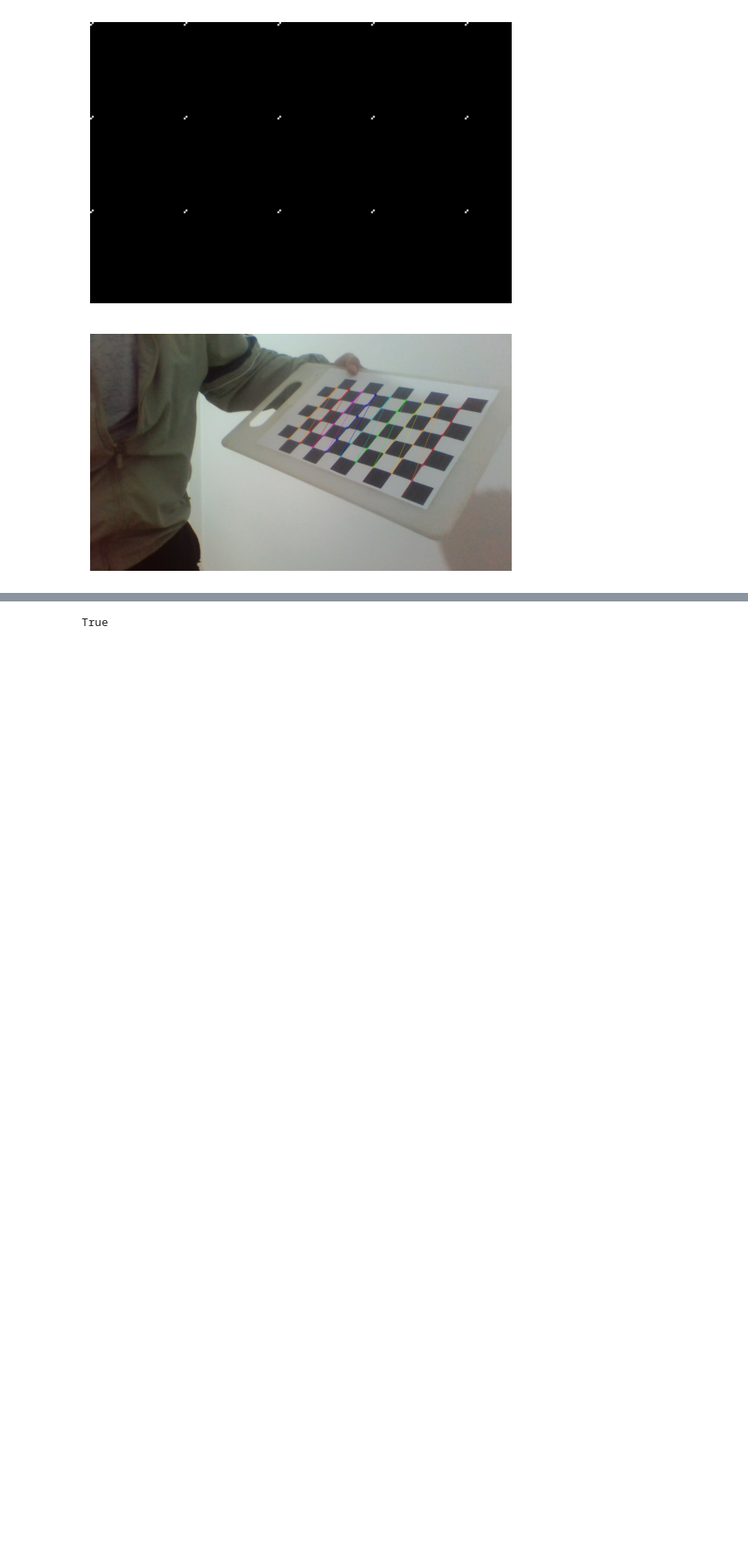
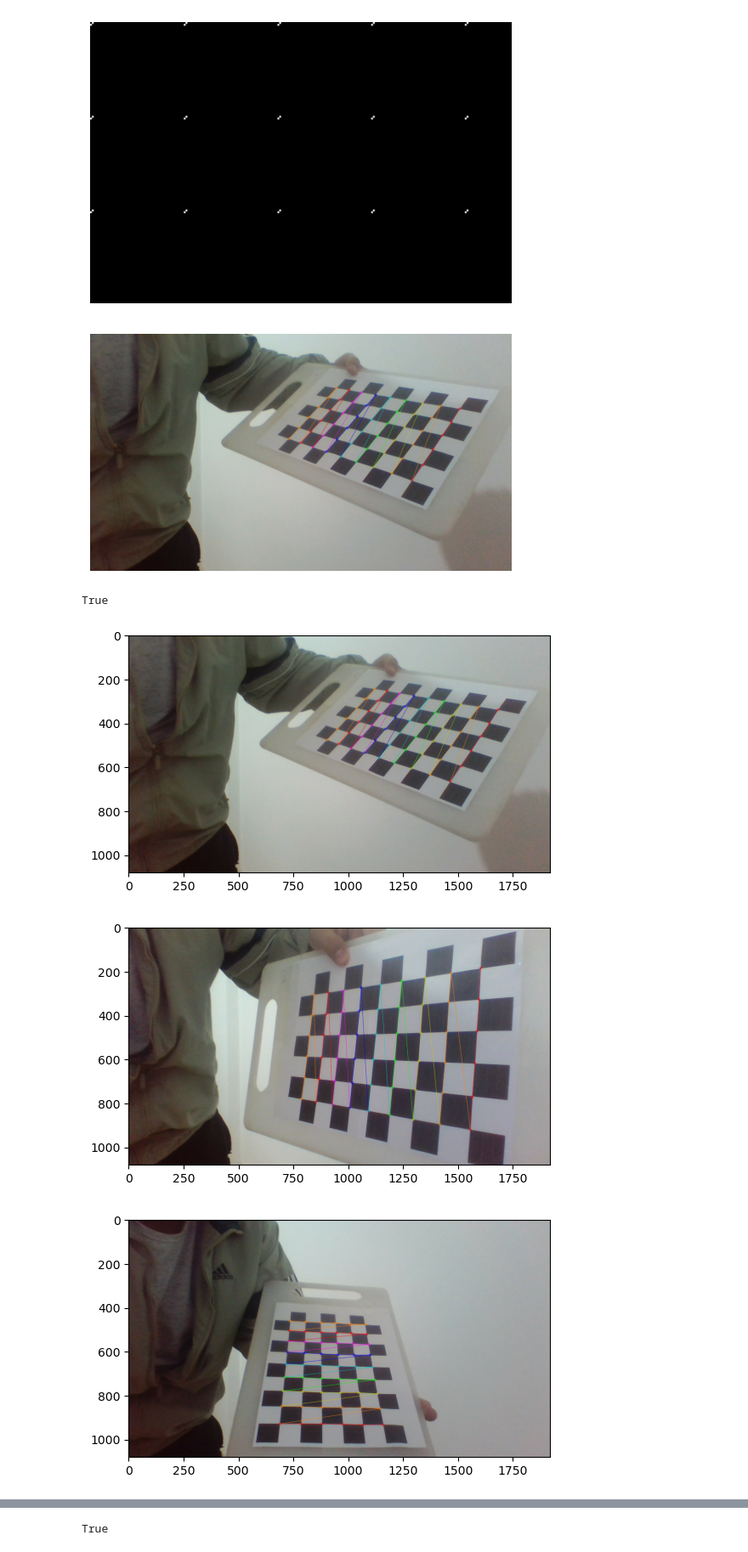
Before and after one commit to AnaNicoleMassaneiro/camera-calibration-opencv, a Jupyter notebook: calibration.ipynb, the cells around one changed output, grey strips where cells are left out. Shown at 85% size. Drawn from its saved outputs; the diff is of its cells as text; code cells hidden in the pictures; blank space fills up the shorter version.

Commit message:
criando um padrao de calibracao e mostrando as imagens

```diff
--- a/calibration.ipynb
+++ b/calibration.ipynb
@@ -48,0 +57,51 @@ plt.show()
+# %%
+# Definindo o tamanho do tabuleiro quadriculado (número de quadrados internos)
+# e o tamanho do quadrado em milímetros
+board_w = 6
+board_h = 9
+square_size = 26  # milímetros
+# %%
+# Criando uma matriz de coordenadas do objeto
+objp = np.zeros((board_w * board_h, 3), np.float32)
+objp[:,:2] = np.mgrid[0:board_w,0:board_h].T.reshape(-1,2)
+objp *= square_size
+# %%
+# Criando uma imagem em branco para o padrão de calibração
+img_size = (board_h * square_size, board_w * square_size)
+img = np.zeros(img_size[::-1], dtype=np.uint8)
+# %%
+# Desenhando um tabuleiro quadriculado na imagem
+img[::2*square_size, 1::2*square_size] = 255
+img[1::2*square_size, ::2*square_size] = 255
+cv2.imwrite('calibration_pattern.png', img)
+# %% [output]
+True
+# %%
+# Loop sobre as imagens de calibração
+for i in range(num_images):
+    # Ler a imagem
+    img = cv2.imread('image{}.jpg'.format(i+1))
+    gray = cv2.cvtColor(img, cv2.COLOR_BGR2GRAY)
+
+    # Encontrando os pontos de canto do padrão de calibração na imagem
+    ret, corners = cv2.findChessboardCorners(gray, (board_w, board_h), None)
+
+    # Se encontrarmos o padrão, adicionamos as coordenadas 3D e 2D
+    if ret == True:
+        objpoints.append(objp)
+        imgpoints.append(corners)
+
+        # Desenhamos o padrão de calibração na imagem
+        img_corners = cv2.drawChessboardCorners(img, (board_w, board_h), corners, ret)
+        cv2.imwrite('calibration_image_corners{}.jpg'.format(i+1), img_corners)
+
+        # Mostramos a imagem com o padrão de calibração desenhado
+        import matplotlib.pyplot as plt
+        plt.imshow(cv2.cvtColor(img_corners, cv2.COLOR_BGR2RGB))
+        plt.show()
+    else:
+        print(f"Não foi possível encontrar o padrão de calibração na imagem {i+1}.")
+# %% [output]
+[figure, added]
+[figure, added]
+[figure, added]
```
Also changed, not shown: parts of 4 cells of this notebook, 6 other files.
